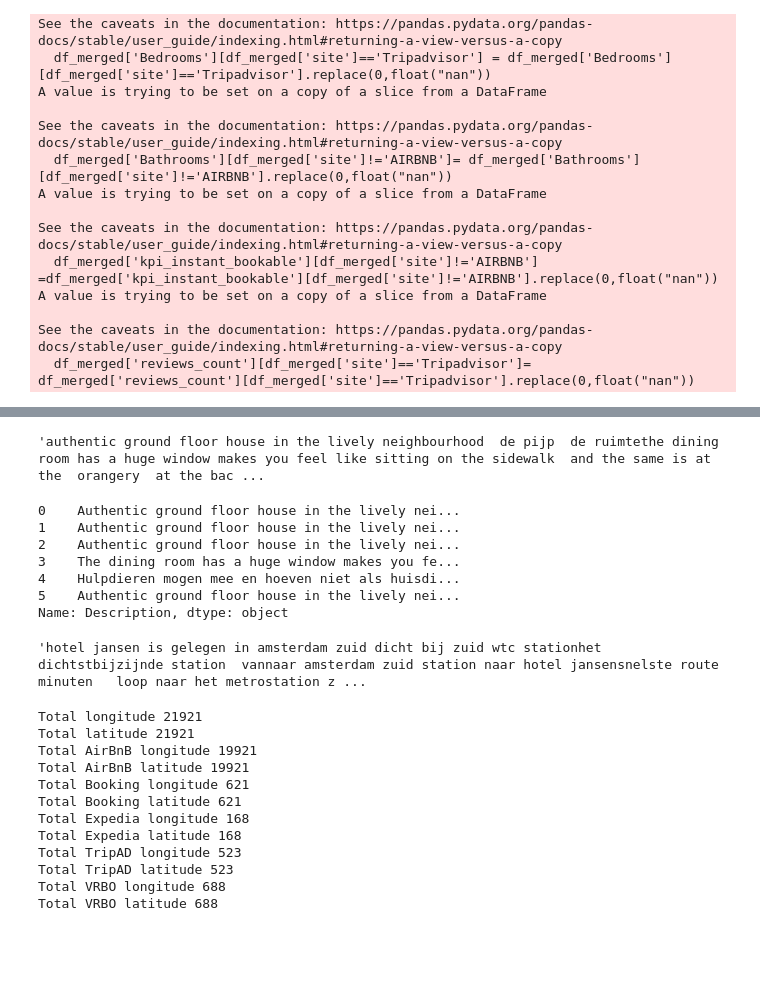
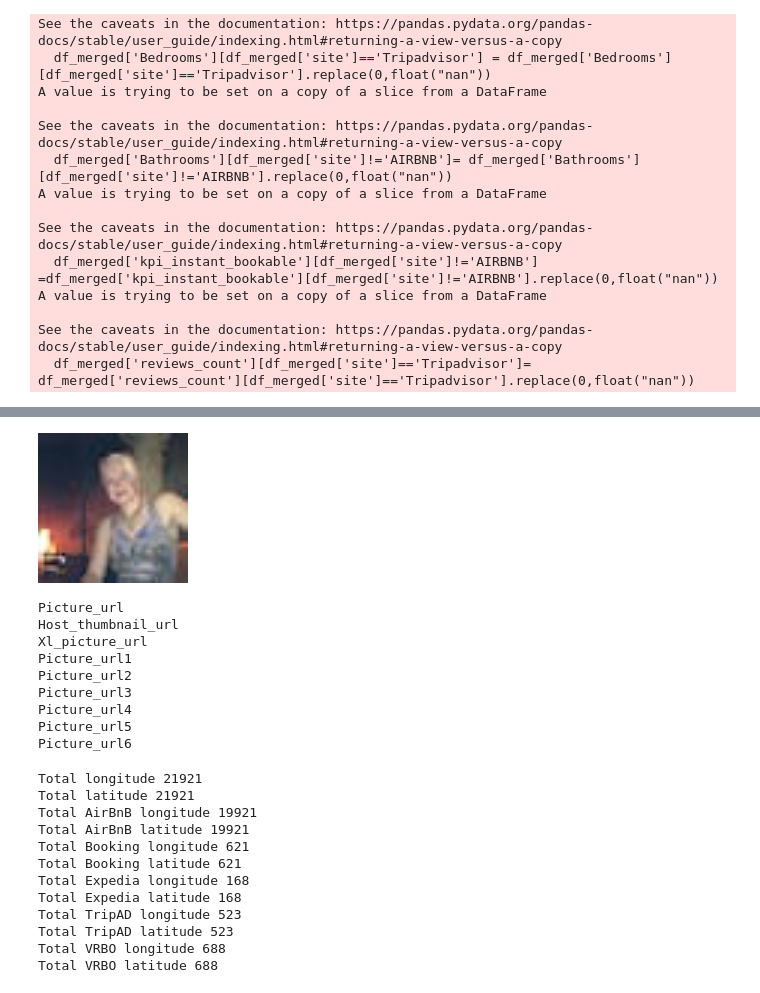
Before and after one commit to Amsterdam-Internships/Double-Listing, a Jupyter notebook: Code/EDA.ipynb, the cells around one changed output, grey strips where cells are left out. Cells and saved outputs as stored; diff of their text form; code cells hidden in the pictures; blank space fills up the shorter version.

```diff
--- a/Code/EDA.ipynb
+++ b/Code/EDA.ipynb
@@ -364,33 +350,0 @@ See the caveats in the documentation: https://pandas.pydata.org/pandas-docs/stab
-# %%
-clean_descrp(df_extra['Description'][df_extra['listingid'] == 10008030][0])
-
-def join(strings):
-    final_string = ''
-    for x in strings:
-        x = clean_descrp(x)
-        if not re.match(x,final_string):
-            final_string += x
-            final_string += ' '
-    return final_string
-check = [x for x in df_extra['Description'][df_extra['listingid'] == 10008030]]
-join(check)
-# %% [output]
-'authentic ground floor house in the lively neighbourhood  de pijp  de ruimtethe dining room has a huge window makes you feel like sitting on the sidewalk  and the same is at the  orangery  at the bac ...
-# %%
-def clean_string(string):
-    if type(string) == str:
-        res = re.sub(r'[^\w\s]', ' ', string)
-        res = res.lower()
-        return res
-    else:
-        return np.nan
-
-df_extra['Description'][df_extra['listingid'] == 10008030]
-# %% [output]
-0    Authentic ground floor house in the lively nei...
-1    Authentic ground floor house in the lively nei...
-2    Authentic ground floor house in the lively nei...
-3    The dining room has a huge window makes you fe...
-4    Hulpdieren mogen mee en hoeven niet als huisdi...
-5    Authentic ground floor house in the lively nei...
-Name: Description, dtype: object
@@ -407,5 +351,39 @@ def clean_descrp(string):
-# %%
-x = df_extra['Description'][df_extra['listingid'] == 10025641].iloc[7]
-clean_descrp(x)
-# %% [output]
-'hotel jansen is gelegen in amsterdam zuid dicht bij zuid wtc stationhet dichtstbijzijnde station  vannaar amsterdam zuid station naar hotel jansensnelste route  minuten   loop naar het metrostation z ...
+# %%
+def retreive_img(url):
+    try:
+        if type(url) != float:
+            im = Image.open(requests.get(url, stream=True).raw)
+            convert_tensor = transforms.ToTensor()
+            im = convert_tensor(im)
+            resize = fn.resize(im, size=[150,150])
+            return resize
+        else:
+            return np.nan
+    except Image.UnidentifiedImageError:
+        return np.nan
+
+url = 'https://a0.muscache.com/im/pictures/user/64ba033e-db8a-4ee8-88e6-2f810ae5bb15.jpg?aki_policy=profile_small'
+# %%
+im = retreive_img(url)
+transform = transforms.ToPILImage()
+im = transform(im)
+im
+# %% [output]
+[figure, added]
+# %%
+url_col = ['Picture_url','Host_thumbnail_url','Xl_picture_url', 'Picture_url1','Picture_url2',
+            'Picture_url3', 'Picture_url4', 'Picture_url5','Picture_url6']
+
+for column in url_col:
+    print(column)
+    #df_red[column]= df_red[column].map(retreive_img)
+# %% [output]
+Picture_url
+Host_thumbnail_url
+Xl_picture_url
+Picture_url1
+Picture_url2
+Picture_url3
+Picture_url4
+Picture_url5
+Picture_url6
```
Also changed, not shown: parts of 15 cells of this notebook, 6 other files.
